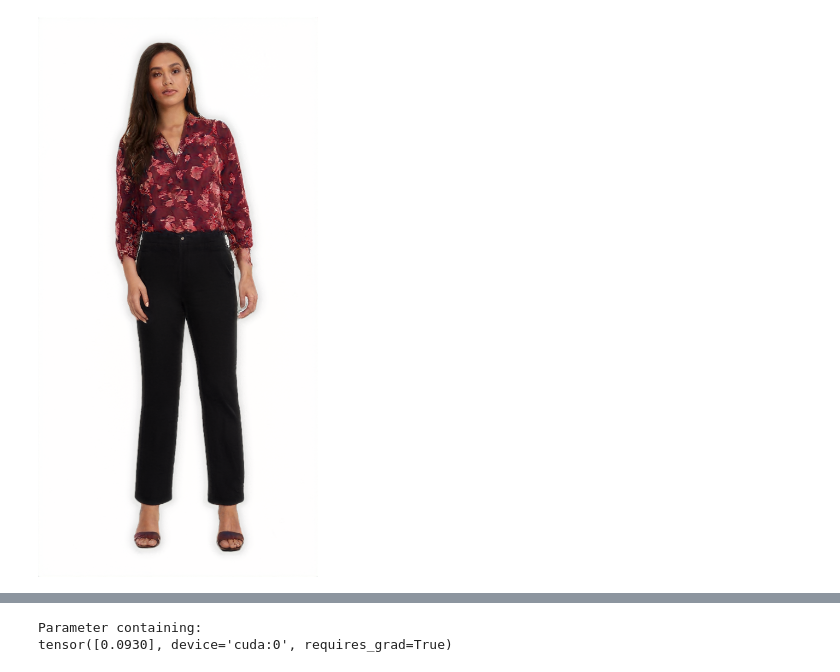
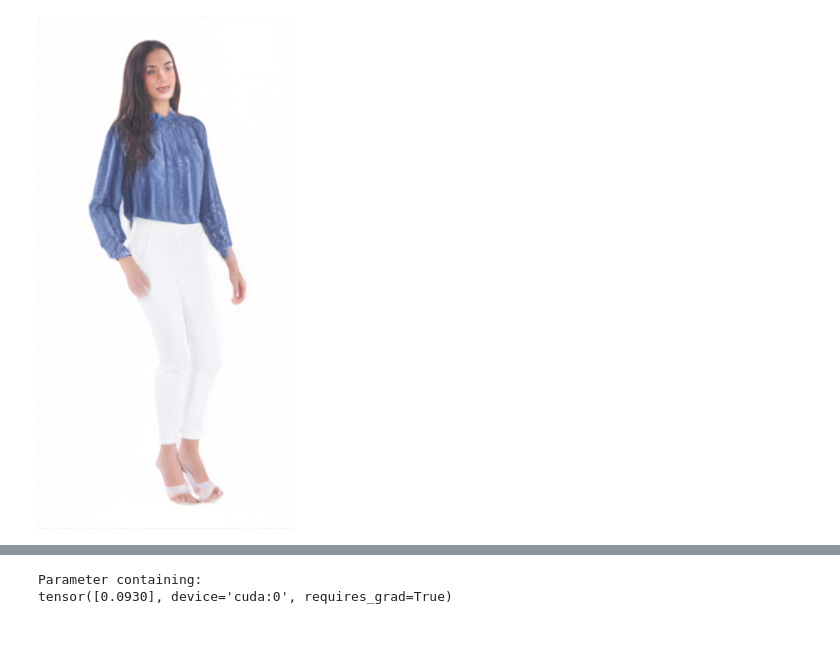
Before and after one commit to leventkaracan/dicomogan, a Jupyter notebook: Generate Manipulation from a pretrained model. .ipynb, the cells around one changed output, grey strips where cells are left out. Saved outputs shown, nothing was run; the diff lists cells and outputs as text; code cells hidden in the pictures; blank space fills up the shorter version.

```diff
--- a/Generate Manipulation from a pretrained model. .ipynb
+++ b/Generate Manipulation from a pretrained model. .ipynb
@@ -2,7 +2,7 @@
 %load_ext autoreload
 %autoreload 2
 # %%
-model_dir = '/kuacc/users/mali18/dicomogan/logs/_no_rec_loss_after_fix2022-10-18T21-43-53'
+model_dir = '/kuacc/users/mali18/dicomogan/logs/_w-vidode-irregualar-sampling2022-10-20T11-15-48'
 img_root = '/kuacc/users/abond19/datasets/aligned_fashion_dataset'
 inverted_img_root =  '/kuacc/users/abond19/datasets/inverted_fashion_dataset'
 inversion_root =  '/kuacc/users/abond19/datasets/w+_fashion_dataset/fashion/PTI/'
@@ -394,10 +411,15 @@ def forward_triple(self, videos, inversions, sampleT, input_desc):
         # frame_rep_txt_mismatched = (latentw, text_video_style_mismatch) # T*B x D1+D2
 
         # frame rep (video_style, video_content, dynamics)
+#         print(video_content[0].norm())
+#         print(video_content[1].norm())
+#         print((video_content[0]-video_content[1]).abs().norm())
 #         video_dynamics = torch.roll(video_dynamics, 1, dims=0)
+#         video_content = torch.zeros_like(video_content)
 #         video_content = torch.roll(video_content, 1, dims=0)
 
         frame_rep = (txt_feat, video_content, video_dynamics) # T*B x D1+D2
+#         print(video_dynamics.shape)
 
         # predict latents delta
         src_inversion = inversions_tf.mean(0, keepdims=True) # 1 x B x 18 x 512
@@ -408,4 +430,4 @@ def forward_triple(self, videos, inversions, sampleT, input_desc):
 
         ret = self.stylegan_G(w_latents) / 2 + 0.5
         ret = ret.reshape(T, bs, ret.shape[1], ret.shape[2], ret.shape[3]).permute(1, 0, 2, 3, 4)
-        return w_latents, ret
+        return ret
@@ -591,4 +504,14 @@ videos = [
 ]
+# %%
+tgt_desc = [
+    "A picture of a woman wearing a Women's pink t-shirt with v-neckline and short sleeves and blue skirt",
+    "A picture of a woman wearing a Women's black sleeveless t-shirt with v-neckline and blue jeans"
+
+#     'Blue T-shirts Made from rayon-nylon blend Round neckline Slogan printed front Pearl detail Short sleeves Regular fit',
+#     'Dresses Shift White One shoulder design Made from cotton Lace detailed ruffled yoke Regular fit Mini length Sleeveless',
+#     'Multi Leggings Made from poly-lycra blend Elasticated waistband All over crane print Tape detail at sides Bodycon fit',
+#     'a short white Sleeveless Dresses made from cotton',
+]
 # %%
 # swape the dynamics
 from tqdm import tqdm
@@ -690,6 +593,7 @@ mean_inv = inversions.mean(0, keepdims=True)
 # %%
-out_t = model.stylegan_G(mean_inv)
+a_inv = ws[4:5]
+with torch.no_grad():
+    a = model.stylegan_G(a_inv)[0]
+to_PIL(a).resize((128*2, 256*2))
+# %% [output]
+[figure, added]
-# %%
-to_PIL(out_t[0])
-# %% [output]
-[figure, removed]
```
Also changed, not shown: parts of 41 cells of this notebook, 2 other files.
